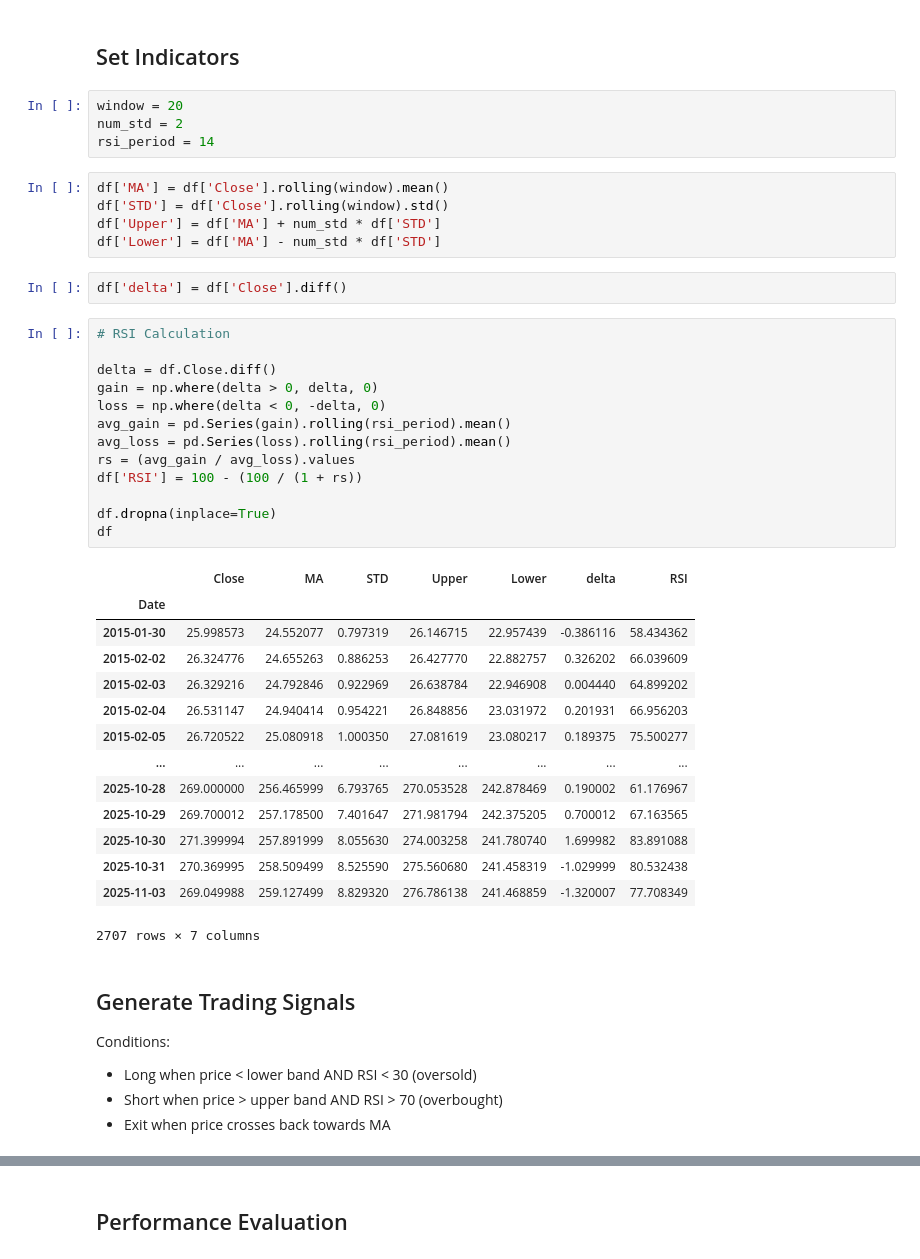
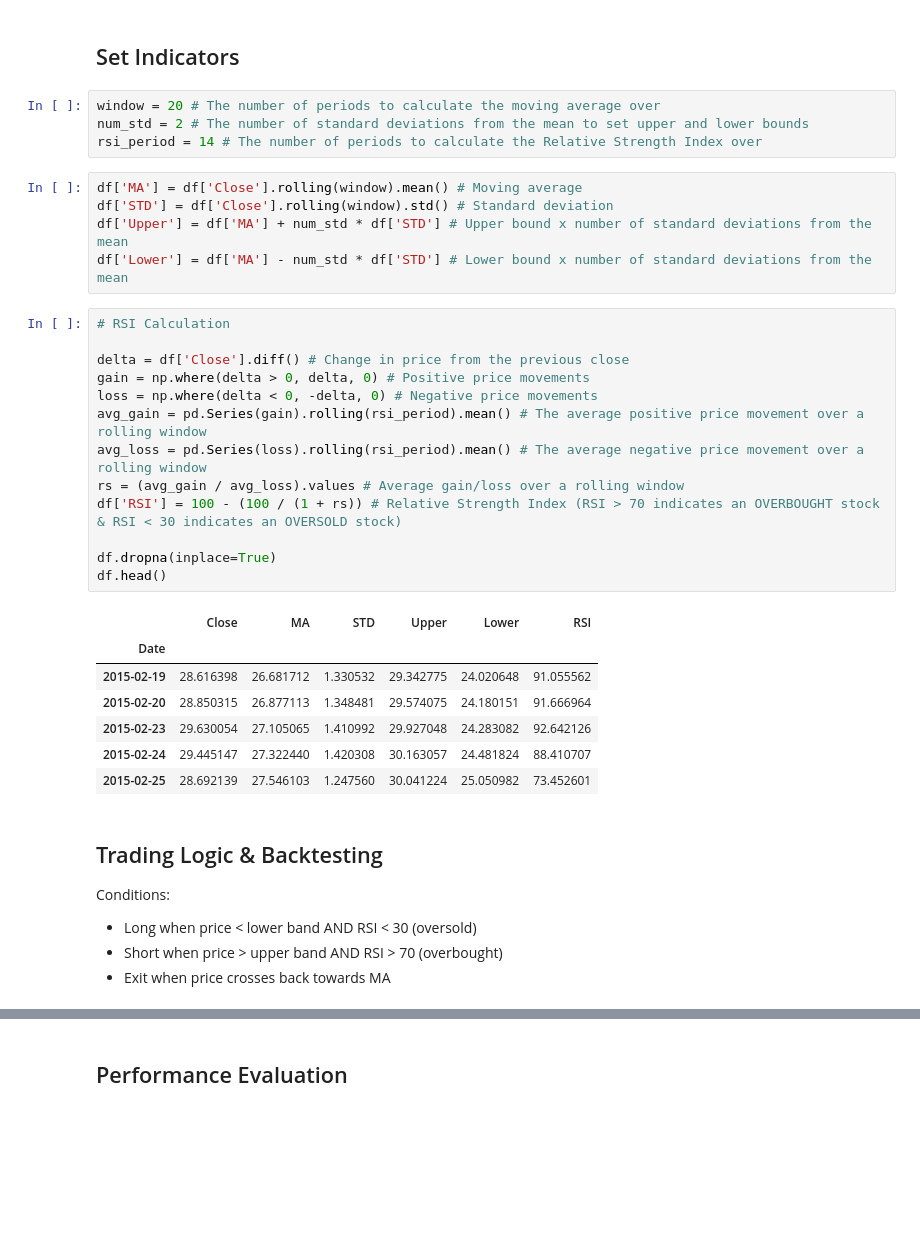
Before and after one commit to JamieW365/trading_algos, a Jupyter notebook: project2_bollinger/bollinger_mean_reversion.ipynb, the cells around one changed output, grey strips where cells are left out. Drawn from its saved outputs; the diff is of its cells as text; blank space fills up the shorter version.

```diff
--- a/project2_bollinger/bollinger_mean_reversion.ipynb
+++ b/project2_bollinger/bollinger_mean_reversion.ipynb
@@ -43,46 +46,37 @@ df.head()
 # %% [markdown]
 ## Set Indicators
 # %%
-window = 20
-num_std = 2
-rsi_period = 14
+window = 20 # The number of periods to calculate the moving average over
+num_std = 2 # The number of standard deviations from the mean to set upper and lower bounds
+rsi_period = 14 # The number of periods to calculate the Relative Strength Index over
 # %%
-df['MA'] = df['Close'].rolling(window).mean()
-df['STD'] = df['Close'].rolling(window).std()
-df['Upper'] = df['MA'] + num_std * df['STD']
-df['Lower'] = df['MA'] - num_std * df['STD']
+df['MA'] = df['Close'].rolling(window).mean() # Moving average
+df['STD'] = df['Close'].rolling(window).std() # Standard deviation
+df['Upper'] = df['MA'] + num_std * df['STD'] # Upper bound x number of standard deviations from the mean
+df['Lower'] = df['MA'] - num_std * df['STD'] # Lower bound x number of standard deviations from the mean
-# %%
-df['delta'] = df['Close'].diff()
 # %%
 # RSI Calculation
 
-delta = df.Close.diff()
-gain = np.where(delta > 0, delta, 0)
-loss = np.where(delta < 0, -delta, 0)
-avg_gain = pd.Series(gain).rolling(rsi_period).mean()
-avg_loss = pd.Series(loss).rolling(rsi_period).mean()
-rs = (avg_gain / avg_loss).values
-df['RSI'] = 100 - (100 / (1 + rs))
+delta = df['Close'].diff() # Change in price from the previous close
+gain = np.where(delta > 0, delta, 0) # Positive price movements
+loss = np.where(delta < 0, -delta, 0) # Negative price movements
+avg_gain = pd.Series(gain).rolling(rsi_period).mean() # The average positive price movement over a rolling window
+avg_loss = pd.Series(loss).rolling(rsi_period).mean() # The average negative price movement over a rolling window
+rs = (avg_gain / avg_loss).values # Average gain/loss over a rolling window
+df['RSI'] = 100 - (100 / (1 + rs)) # Relative Strength Index (RSI > 70 indicates an OVERBOUGHT stock & RSI < 30 indicates an OVERSOLD stock)
 
 df.dropna(inplace=True)
-df
+df.head()
 # %% [output]
-|  | Close | MA | STD | Upper | Lower | delta | RSI |
-| Date |  |  |  |  |  |  |  |
-| 2015-01-30 | 25.998573 | 24.552077 | 0.797319 | 26.146715 | 22.957439 | -0.386116 | 58.434362 |
-| 2015-02-02 | 26.324776 | 24.655263 | 0.886253 | 26.427770 | 22.882757 | 0.326202 | 66.039609 |
-| 2015-02-03 | 26.329216 | 24.792846 | 0.922969 | 26.638784 | 22.946908 | 0.004440 | 64.899202 |
-| 2015-02-04 | 26.531147 | 24.940414 | 0.954221 | 26.848856 | 23.031972 | 0.201931 | 66.956203 |
-| 2015-02-05 | 26.720522 | 25.080918 | 1.000350 | 27.081619 | 23.080217 | 0.189375 | 75.500277 |
-| ... | ... | ... | ... | ... | ... | ... | ... |
-| 2025-10-28 | 269.000000 | 256.465999 | 6.793765 | 270.053528 | 242.878469 | 0.190002 | 61.176967 |
-| 2025-10-29 | 269.700012 | 257.178500 | 7.401647 | 271.981794 | 242.375205 | 0.700012 | 67.163565 |
-| 2025-10-30 | 271.399994 | 257.891999 | 8.055630 | 274.003258 | 241.780740 | 1.699982 | 83.891088 |
-| 2025-10-31 | 270.369995 | 258.509499 | 8.525590 | 275.560680 | 241.458319 | -1.029999 | 80.532438 |
-| 2025-11-03 | 269.049988 | 259.127499 | 8.829320 | 276.786138 | 241.468859 | -1.320007 | 77.708349 |
+|  | Close | MA | STD | Upper | Lower | RSI |
+| Date |  |  |  |  |  |  |
+| 2015-02-19 | 28.616398 | 26.681712 | 1.330532 | 29.342775 | 24.020648 | 91.055562 |
+| 2015-02-20 | 28.850315 | 26.877113 | 1.348481 | 29.574075 | 24.180151 | 91.666964 |
+| 2015-02-23 | 29.630054 | 27.105065 | 1.410992 | 29.927048 | 24.283082 | 92.642126 |
+| 2015-02-24 | 29.445147 | 27.322440 | 1.420308 | 30.163057 | 24.481824 | 88.410707 |
+| 2015-02-25 | 28.692139 | 27.546103 | 1.247560 | 30.041224 | 25.050982 | 73.452601 |
-2707 rows × 7 columns
 # %% [markdown]
-## Generate Trading Signals
+## Trading Logic & Backtesting
 
 Conditions:
 * Long when price < lower band AND RSI < 30 (oversold)
```
Also changed, not shown: parts of 14 cells of this notebook.
